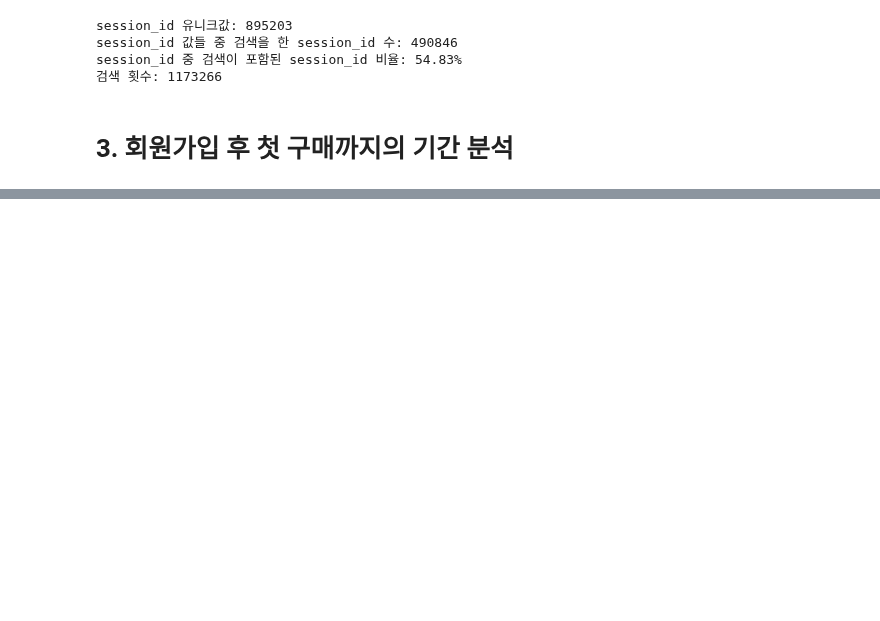
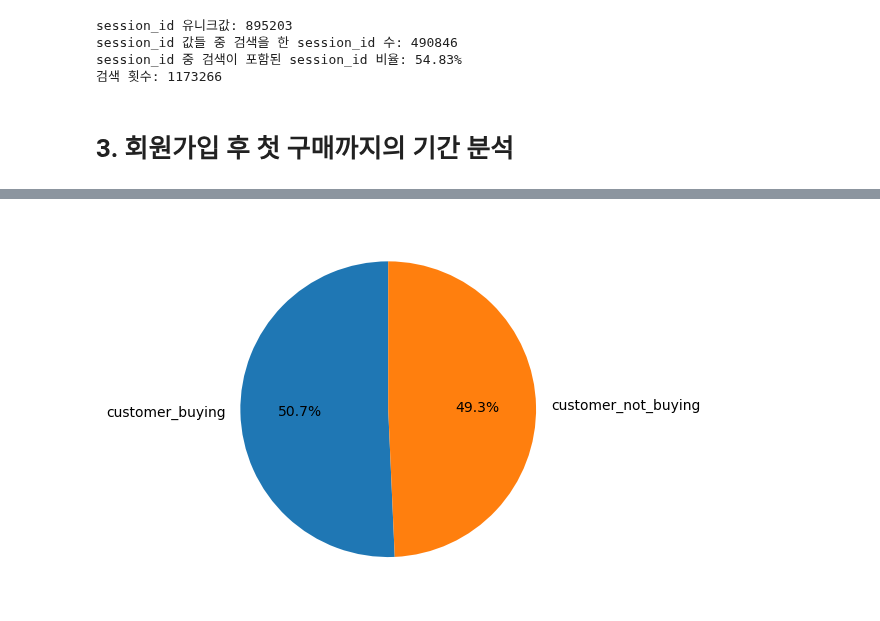
Before and after one commit to NARAEIM/tp2-da, a Jupyter notebook: tp2_da_hyunjune.ipynb, the cells around one changed output, grey strips where cells are left out. Cells and saved outputs as stored; diff of their text form; code cells hidden in the pictures; blank space fills up the shorter version.

```diff
--- a/tp2_da_hyunjune.ipynb
+++ b/tp2_da_hyunjune.ipynb
@@ -42,7 +53,7 @@ dtypes: float64(3), int64(3), object(5)
 memory usage: 1.1+ GB
 # %%
 # customer table
-customer = pd.read_csv(base_path + '/customer_final.csv', usecols = ['customer_id', 'gender', 'birthdate', 'home_location', 'first_join_date'])
+customer = pd.read_csv(base_path + '/customer_final.csv')
 customer.info()
 # %% [output]
 <class 'pandas.core.frame.DataFrame'>
@@ -309,0 +332,3 @@ session_id 중 검색이 포함된 session_id 비율: 54.83%
+# %%
+transaction_new = transaction_new.sort_values(by='created_at')
+transaction_new.head()
@@ -309,0 +342,3 @@ session_id 중 검색이 포함된 session_id 비율: 54.83%
+# %%
+first_transaction = transaction_new.groupby('customer_id')['created_at'].min()
+first_transaction
@@ -309,0 +359,3 @@ session_id 중 검색이 포함된 session_id 비율: 54.83%
+# %%
+merge_customer = pd.merge(customer, first_transaction, how='left', on='customer_id')
+merge_customer.head()
@@ -309,0 +369,8 @@ session_id 중 검색이 포함된 session_id 비율: 54.83%
+# %%
+# 회원가입한 고객 중 구매경험이 있는 고객 비율
+join_customer_buy_ratio = len(merge_customer[merge_customer.created_at.notnull()])/len(merge_customer)
+labels = ['customer_buying', 'customer_not_buying']
+plt.pie([join_customer_buy_ratio, 1-join_customer_buy_ratio], startangle=90, labels=labels, autopct='%.1f%%')
+plt.show()
+# %% [output]
+[figure, added]
```
Also changed, not shown: parts of 14 cells of this notebook, 1 other file.
